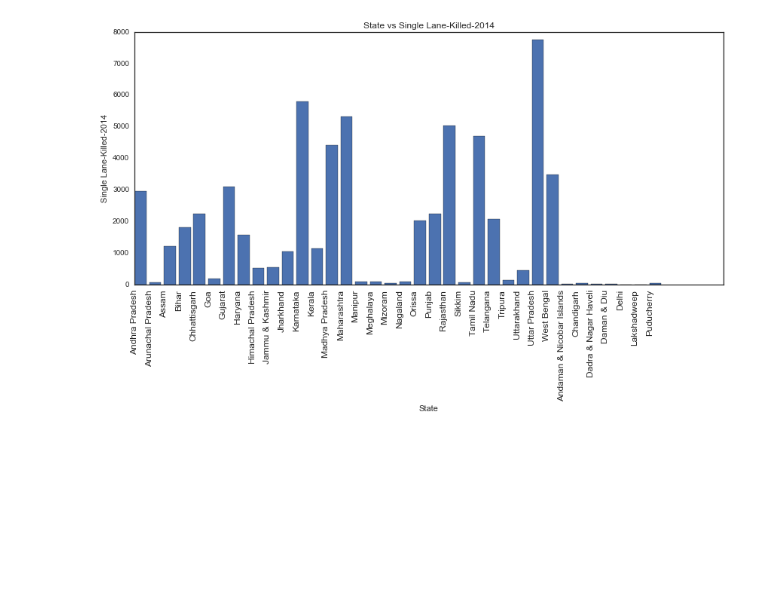
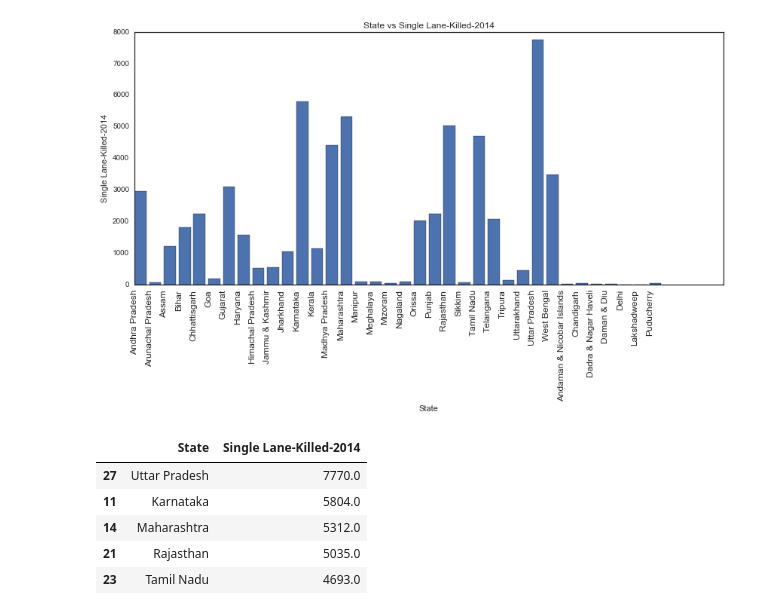
Before and after one commit to dbiswa4/python-projects, a Jupyter notebook: spring-2017/src/data-viz/proj/road-features-01.ipynb, the cells around one changed output. Saved outputs shown, nothing was run; the diff lists cells and outputs as text; code cells hidden in the pictures; blank space fills up the shorter version.

```diff
--- a/spring-2017/src/data-viz/proj/road-features-01.ipynb
+++ b/spring-2017/src/data-viz/proj/road-features-01.ipynb
@@ -73,3 +73,18 @@ plt.title('State vs Single Lane-Killed-2014')
 # %% [output]
 <matplotlib.text.Text at 0x...>
 [figure]
+# %%
+#Experiment with sorting
+#sort() is deprecated, use sort_values()
+#[[]] is used to make a df with selected column/s, If you dont give extra [], it becomes a Series
+#single_lane_killed_2014 = road_features_df[['Single Lane-Killed-2014']]
+single_lane_killed_2014 = road_features_df[['State', 'Single Lane-Killed-2014']]
+sorted_single_lane_killed_2014 = single_lane_killed_2014.sort_values(['Single Lane-Killed-2014'], ascending=[False])
+sorted_single_lane_killed_2014.head()
+# %% [output]
+|  | State | Single Lane-Killed-2014 |
+| 27 | Uttar Pradesh | 7770.0 |
+| 11 | Karnataka | 5804.0 |
+| 14 | Maharashtra | 5312.0 |
+| 21 | Rajasthan | 5035.0 |
+| 23 | Tamil Nadu | 4693.0 |
```
Also changed, not shown: parts of 1 cell of this notebook.
